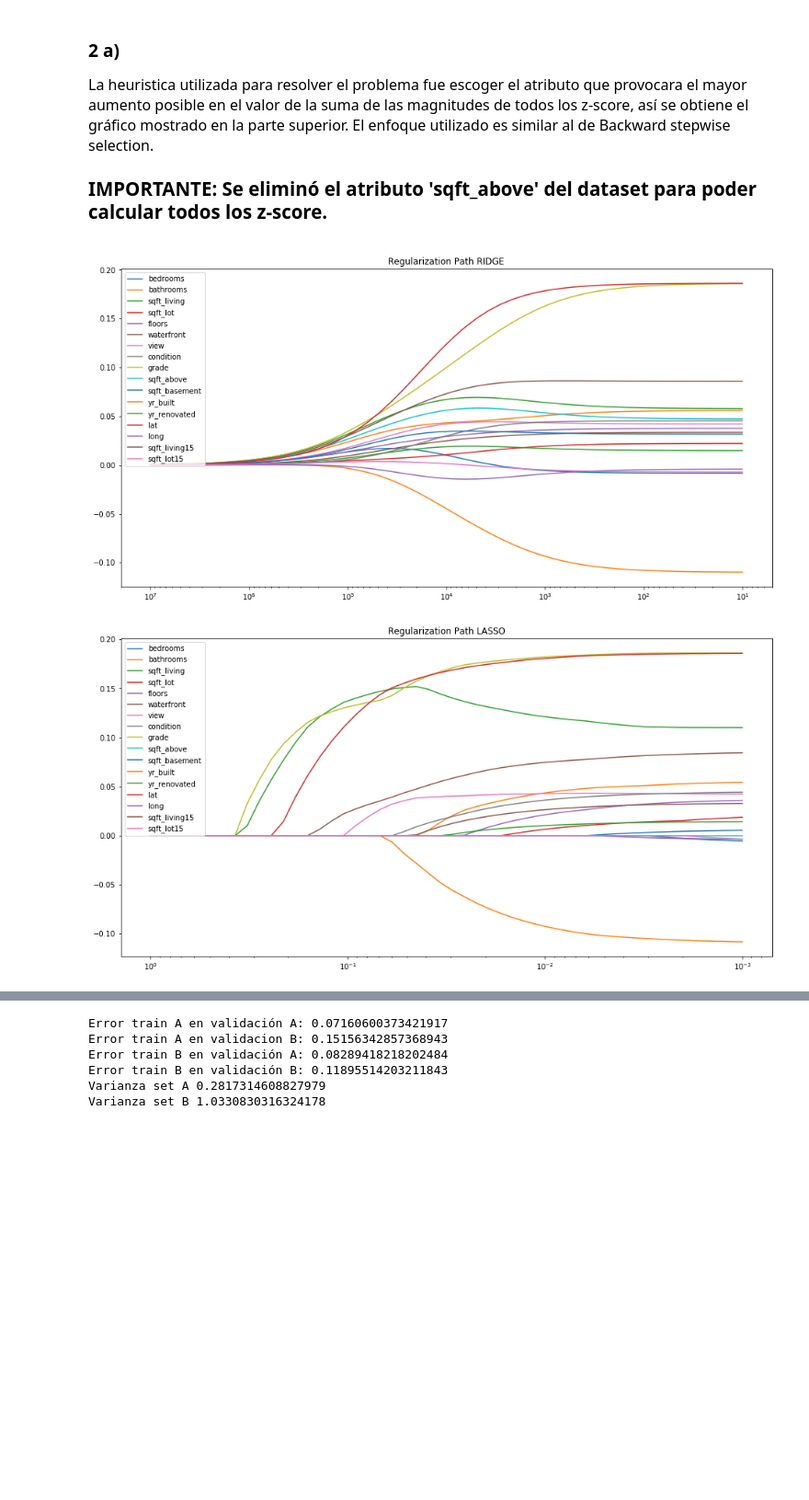
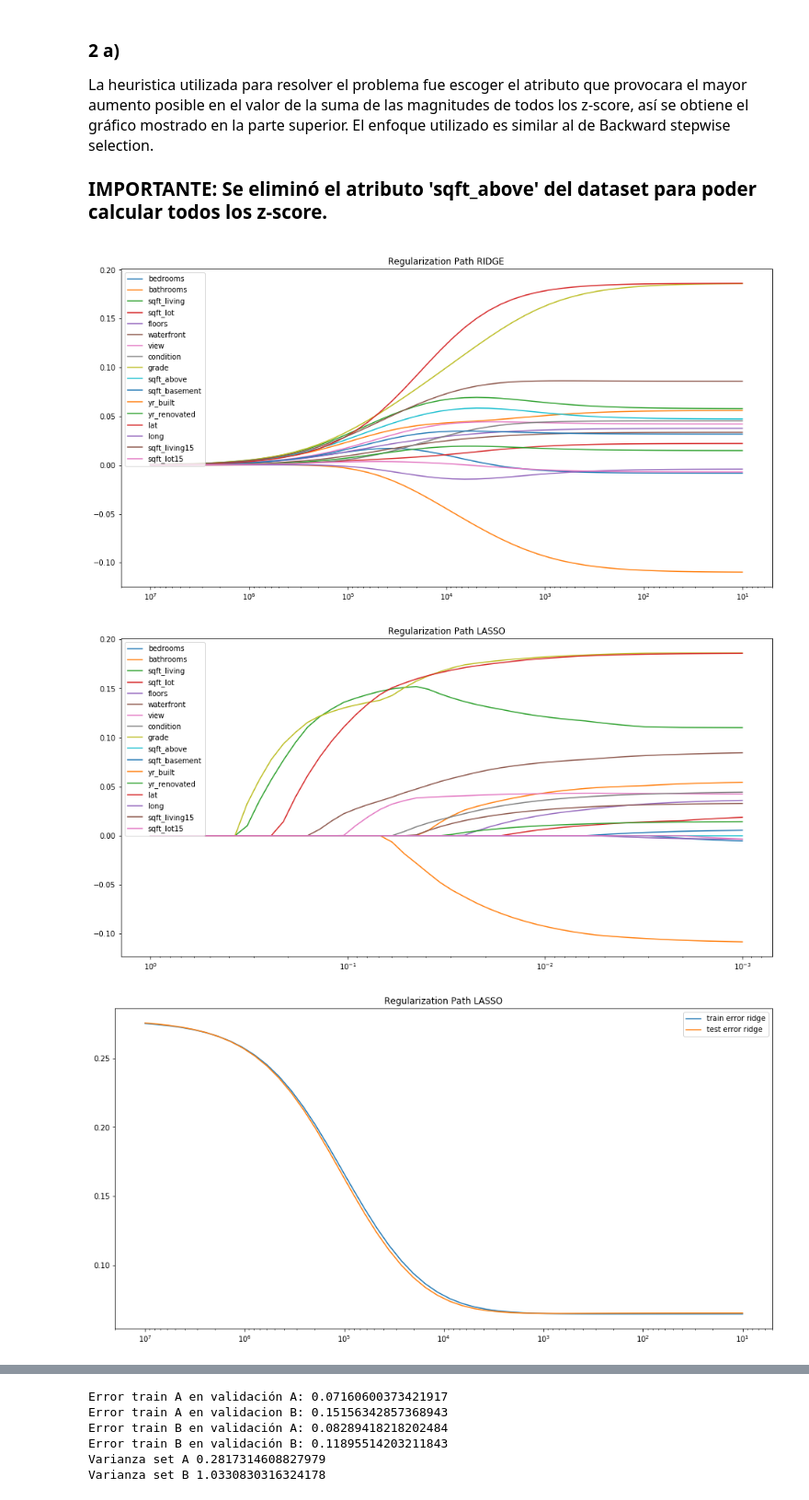
Before and after one commit to fco96/MA-T1, a Jupyter notebook: Tarea 1 - Francisco Olivares - Daniel Pacheco.ipynb, the cells around one changed output, grey strips where cells are left out. Shown: that part at 92% size. Cells and saved outputs as stored; diff of their text form; code cells hidden in the pictures; blank space fills up the shorter version.

```diff
--- a/Tarea 1 - Francisco Olivares - Daniel Pacheco.ipynb
+++ b/Tarea 1 - Francisco Olivares - Daniel Pacheco.ipynb
@@ -461,33 +463,59 @@ def parte3AB():
     print(lista)
     '''
 
     X2 = X.drop('intercept', axis=1,inplace=False)
     Xtrain = X2[istrain]
     ytrain = y[istrain]
     names_regressors = X2.columns
     alphas_ = np.logspace(0,-3,base=10)
     coefs = []
     model = Lasso(fit_intercept=True)
     for a in alphas_:
         model.set_params(alpha=a)
         model.fit(Xtrain, ytrain)
         coefs.append(model.coef_)
     plt.figure(figsize = (16,8))
     ax = plt.gca()
     for y_arr, label in zip(np.squeeze(coefs).T, names_regressors):
         plt.plot(alphas_, y_arr, label=label)
     plt.legend()
     ax.set_xscale('log')
     ax.set_xlim(ax.get_xlim()[::-1]) # reverse axis
     plt.title('Regularization Path LASSO')
     plt.axis('tight')
     plt.legend(loc=2)
     plt.show()
 
+    Xtest = X2[np.logical_not(istrain)]
+    ytest = y[np.logical_not(istrain)]
+    alphas_ = np.logspace(7,1,base=10)
+    coefs = []
+    model = Ridge(fit_intercept=True,solver='svd')
+    mse_test = []
+    mse_train = []
+    for a in alphas_:
+        model.set_params(alpha=a)
+        model.fit(Xtrain, ytrain)
+        yhat_train = model.predict(Xtrain)
+        yhat_test = model.predict(Xtest)
+        mse_train.append(np.mean(np.power(yhat_train - ytrain, 2)))
+        mse_test.append(np.mean(np.power(yhat_test - ytest, 2)))
+    plt.figure(figsize = (16,8))
+    ax = plt.gca()
+    ax.plot(alphas_,mse_train,label='train error ridge')
+    ax.plot(alphas_,mse_test,label='test error ridge')
+    plt.title('Regularization Path LASSO')
+    plt.legend(loc=1)
+    ax.set_xscale('log')
+    ax.set_xlim(ax.get_xlim()[::-1])
+    plt.show()
+
+
 parte3AB()
 # %% [output]
 [figure]
 [figure]
+[figure, added]
 # %% [markdown]
 ## Desarrollo Regularización
 ### a)
```
Also changed, not shown: parts of 3 cells of this notebook, 1 other file.
